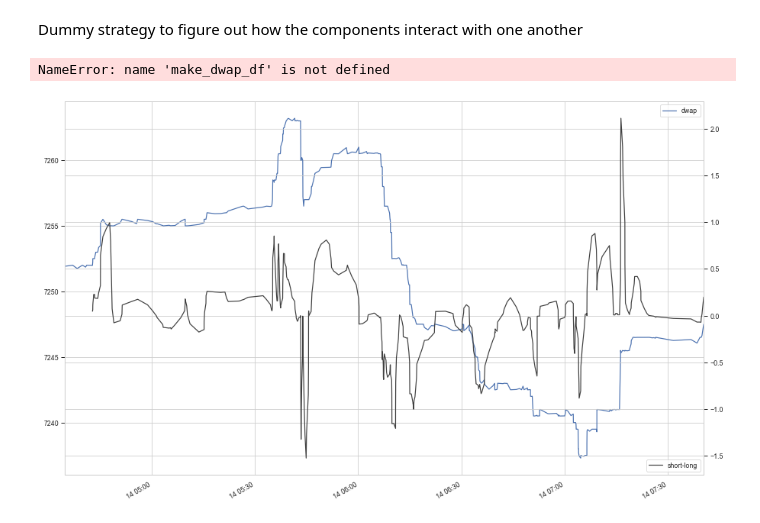
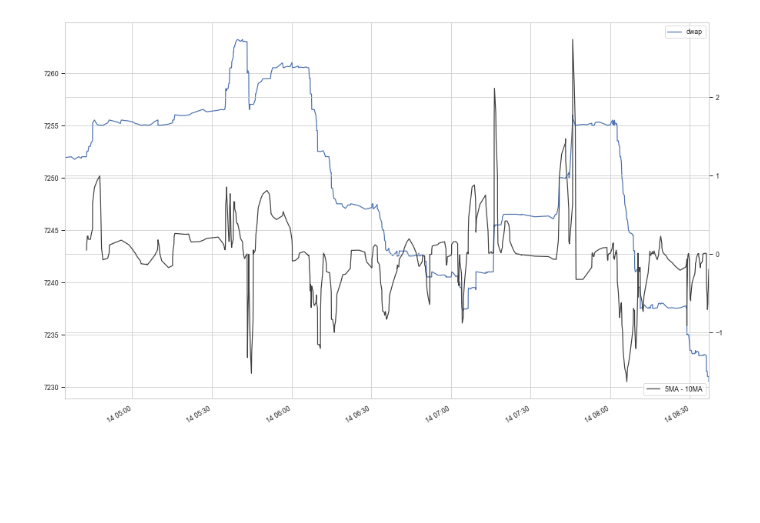
Before and after one commit to QAM-ATC/Infrastructure, a Jupyter notebook: infrastructure/strategy.ipynb, the cells around one changed output. Saved outputs shown, nothing was run; the diff lists cells and outputs as text; code cells hidden in the pictures; blank space fills up the shorter version.

Commit message:
Complete signal generation component of sample strategy

```diff
--- a/infrastructure/strategy.ipynb
+++ b/infrastructure/strategy.ipynb
@@ -1,5 +1,3 @@
-# %% [markdown]
-Dummy strategy to figure out how the components interact with one another
 # %%
 import numpy as np
 import pandas as pd
@@ -21,17 +18,10 @@ df = pd.read_csv(
     ],
     parse_dates=["received"],
     index_col="received",
-    nrows=20000
+    nrows=30000
 )
 
 df["dollars"] = df["size"] * df["price"]
-
-# parameters
-# group_width = 50 * df["dollars"].quantile(0.75)  # arbitrary
-group_width = 680850400  # arbitrary
-short_ma, long_ma = 5, 10  # maybe can use EWM but will need more parameters
-# %% [output]
-NameError: name 'make_dwap_df' is not defined
 # %%
 @dataclass
 class DWMParameters:
@@ -39,9 +29,6 @@ class DWMParameters:
     group_width: float
     short_ma_window: int
     long_ma_window: int
-
-#     def __repr__(self):
-#         return f"{'group_width':12}: {group_width}\n{'short_ma':12}: {short_ma}\n{'long_ma':12}: {long_ma}"
 
 @dataclass
 class DWMCache:
@@ -51,10 +38,10 @@ class DWMCache:
     curr_bar: pd.DataFrame  # columns: size, price, dollars
     remaining_width: float # when curr bar full, update MAs
 
-def make_dwap_df_curr_bar(df, group_width):
+def make_dwap_df_and_curr_bar(df, group_width):
 
     df["group"] = (df["dollars"].cumsum() // group_width)  # will be affected by different initial conditions
-    new_series = {}  # timestamp : dwap
+    new_series = {}  # timestamp : dollar weighted average price
 
     for grp, gdf in df.groupby("group"):
         timestamp = gdf.index[-1] # last timing, prevent lookahead
@@ -68,29 +55,32 @@ def make_dwap_df_curr_bar(df, group_width):
     ddf = pd.Series(new_series, name="dwap").to_frame()
 
     return ddf, curr_bar
-
-def _test():
-    ddf, curr_bar = make_dwap_df_curr_bar(df, group_width)
-
-    ma_vals = ddf["dwap"].values[-long_ma:]
-    increasing = ma_vals[-short_ma:].sum()/short_ma > ma_vals.sum()/long_ma
-    curr_width = (df["dollars"].cumsum().values % group_width)[-1]  # bar has 'leftovers'
-
-    cache = DWMCache(ma_vals, increasing, curr_bar, curr_width)
-    params = DWMParameters(group_width, short_ma, long_ma)
-
-    ax1 = ddf.plot()
-    ax2 = ax1.twinx()
-    ax2.plot(
-        ddf["dwap"].rolling(short_ma).mean() - ddf["dwap"].rolling(long_ma).mean(),
-        label="short-long", c="0.25"
-    )
-    plt.legend(loc="lower right")
-    return None
-
-_test()
-# %% [output]
-[figure, removed]
+# %%
+def _plot(df):
+    group_width = 680850400  # arbitrary
+    short_ma, long_ma = 5, 10  # maybe can use EWM but will need more parameters
+
+    ddf, curr_bar = make_dwap_df_and_curr_bar(df, group_width)
+
+    ma_vals = ddf["dwap"].values[-long_ma:]
+    increasing = ma_vals[-short_ma:].sum()/short_ma > ma_vals.sum()/long_ma
+    curr_width = (df["dollars"].cumsum().values % group_width)[-1]  # bar has 'leftovers'
+
+    cache = DWMCache(ma_vals, increasing, curr_bar, curr_width)
+    params = DWMParameters(group_width, short_ma, long_ma)
+
+    ax1 = ddf.plot()
+    ax2 = ax1.twinx()
+    ax2.plot(
+        ddf["dwap"].rolling(short_ma).mean() - ddf["dwap"].rolling(long_ma).mean(),
+        label=f"{short_ma}MA - {long_ma}MA", c="0.25"
+    )
+    plt.legend(loc="lower right")
+    return None
+
+_plot(df)
+# %% [output]
+[figure, added]
 # %%
 class DollarWeightedMACD:
 
```
Also changed, not shown: parts of 3 cells of this notebook.
